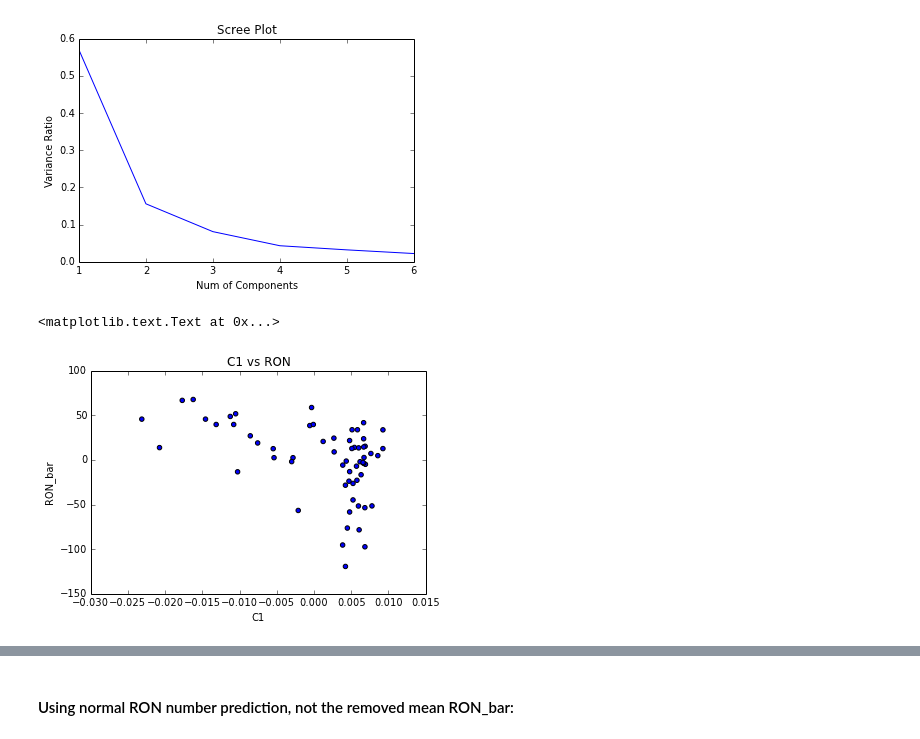
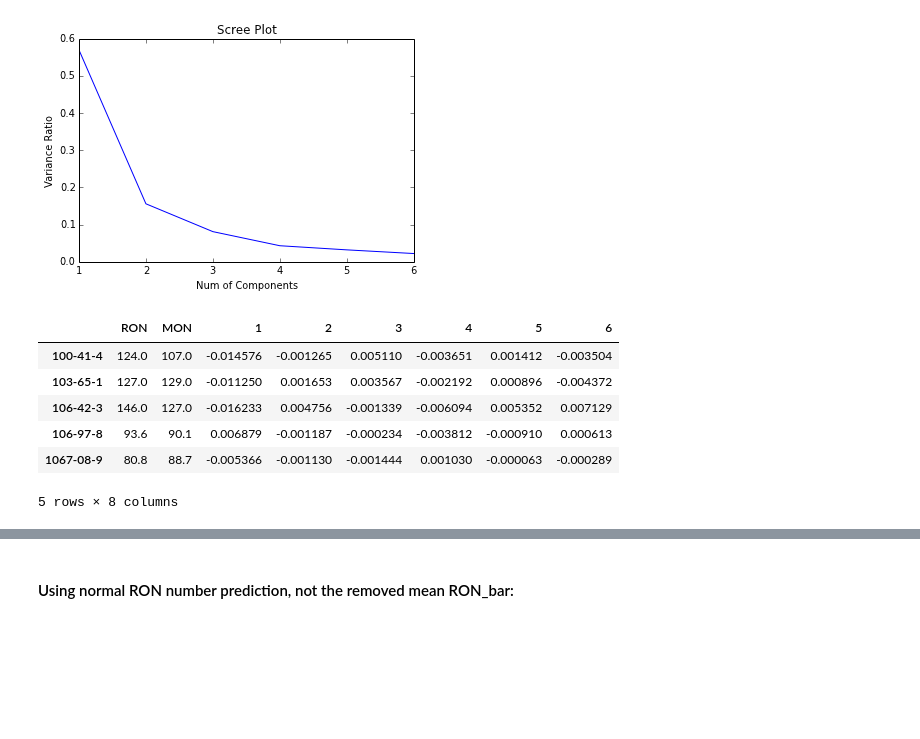
Before and after one commit to BrandonJvV/OctaneNumber, a Jupyter notebook: OctanePrediction.ipynb, the cells around one changed output, grey strips where cells are left out. Drawn from its saved outputs; the diff is of its cells as text; code cells hidden in the pictures; blank space fills up the shorter version.

```diff
--- a/OctanePrediction.ipynb
+++ b/OctanePrediction.ipynb
@@ -36,15 +36,2 @@ ON = pandas.read_csv(os.path.join(datadir, 'flatCAS.csv'), index_col=0)
 ON_mean = ON['RON'].mean(1)
 ON_bar = ON - ON_mean
-# %%
-x = [];
-for CAS in ON_bar.transpose():
-    #So as to get the same CAS order as the ON data frame
-    x.append(pca_df[CAS][1])
-
-scatter(x, ON_bar['RON'])
-xlabel('C1')
-ylabel('RON_bar')
-title('C1 vs RON')
-# %% [output]
-<matplotlib.text.Text at 0x...>
-[figure, removed]
@@ -59,0 +38,11 @@ for CAS in ON_bar.transpose():
+# %%
+full_df = ON.join(pca_df.T)
+full_df.head()
+# %% [output]
+|  | RON | MON | 1 | 2 | 3 | 4 | 5 | 6 |
+| 100-41-4 | 124.0 | 107.0 | -0.014576 | -0.001265 | 0.005110 | -0.003651 | 0.001412 | -0.003504 |
+| 103-65-1 | 127.0 | 129.0 | -0.011250 | 0.001653 | 0.003567 | -0.002192 | 0.000896 | -0.004372 |
+| 106-42-3 | 146.0 | 127.0 | -0.016233 | 0.004756 | -0.001339 | -0.006094 | 0.005352 | 0.007129 |
+| 106-97-8 | 93.6 | 90.1 | 0.006879 | -0.001187 | -0.000234 | -0.003812 | -0.000910 | 0.000613 |
+| 1067-08-9 | 80.8 | 88.7 | -0.005366 | -0.001130 | -0.001444 | 0.001030 | -0.000063 | -0.000289 |
+5 rows × 8 columns
```
Also changed, not shown: parts of 10 cells of this notebook.
